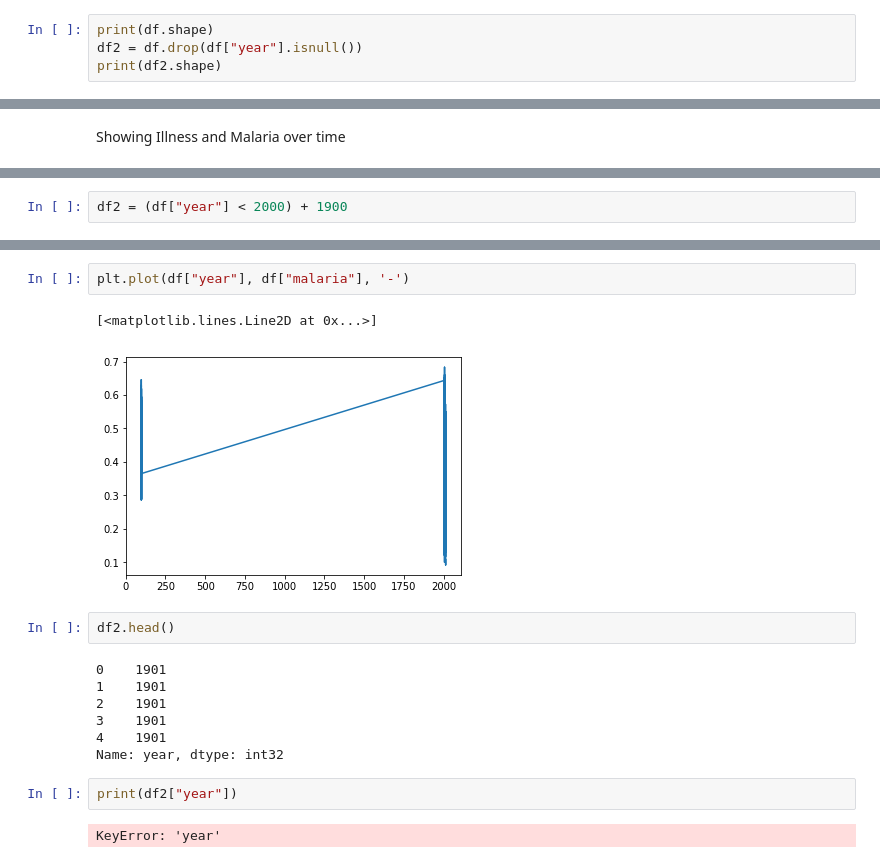
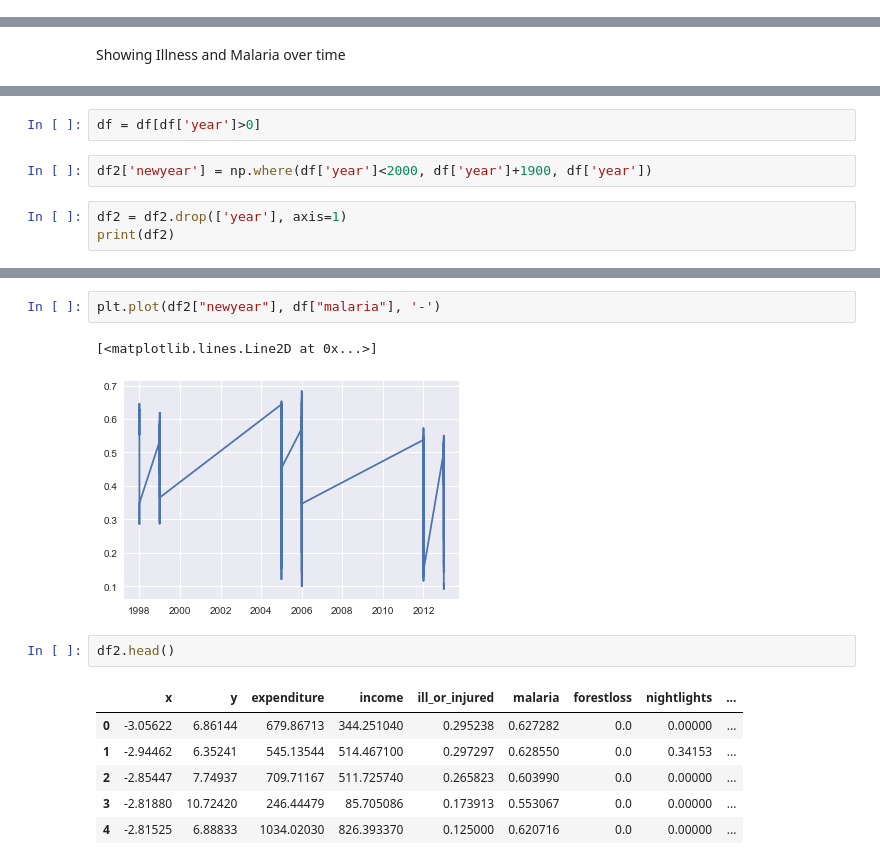
Before and after one commit to oliviak/ghanamines, a Jupyter notebook: Illegal Mines Corr.ipynb, the cells around one changed output, grey strips where cells are left out. Cells and saved outputs as stored; diff of their text form.

Commit message:
scatter plots

```diff
--- a/Illegal Mines Corr.ipynb
+++ b/Illegal Mines Corr.ipynb
@@ -85,7 +85,3 @@ print(df[df["year"].isnull()])
 1592         NaN          NaN                 102678.480
 # %% [markdown]
 Since these three rows do not contain any economic and health data that we want to combine with small scale mining we drop these rows.
-# %%
-print(df.shape)
-df2 = df.drop(df["year"].isnull())
-print(df2.shape)
@@ -148,2 +102,7 @@ See the Python documentation for more informations on how to install packages:
+# %%
+df = df[df['year']>0]
 # %%
-df2 = (df["year"] < 2000) + 1900
+df2['newyear'] = np.where(df['year']<2000, df['year']+1900, df['year'])
+# %%
+df2 = df2.drop(['year'], axis=1)
+print(df2)
@@ -150,18 +127,14 @@ df2 = (df["year"] < 2000) + 1900
 # %%
-plt.plot(df["year"], df["malaria"], '-')
+plt.plot(df2["newyear"], df["malaria"], '-')
 # %% [output]
 [<matplotlib.lines.Line2D at 0x...>]
-[figure, old version]
+[figure, new version]
 # %%
 df2.head()
 # %% [output]
-0    1901
-1    1901
-2    1901
-3    1901
-4    1901
-Name: year, dtype: int32
+|  | x | y | expenditure | income | ill_or_injured | malaria | forestloss | nightlights | ... |
+| 0 | -3.05622 | 6.86144 | 679.86713 | 344.251040 | 0.295238 | 0.627282 | 0.0 | 0.00000 | ... |
+| 1 | -2.94462 | 6.35241 | 545.13544 | 514.467100 | 0.297297 | 0.628550 | 0.0 | 0.34153 | ... |
+| 2 | -2.85447 | 7.74937 | 709.71167 | 511.725740 | 0.265823 | 0.603990 | 0.0 | 0.00000 | ... |
+| 3 | -2.81880 | 10.72420 | 246.44479 | 85.705086 | 0.173913 | 0.553067 | 0.0 | 0.00000 | ... |
+| 4 | -2.81525 | 6.88833 | 1034.02030 | 826.393370 | 0.125000 | 0.620716 | 0.0 | 0.00000 | ... |
-# %%
-print(df2["year"])
-# %% [output]
-KeyError: 'year'
```
Also changed, not shown: parts of 16 cells of this notebook.
